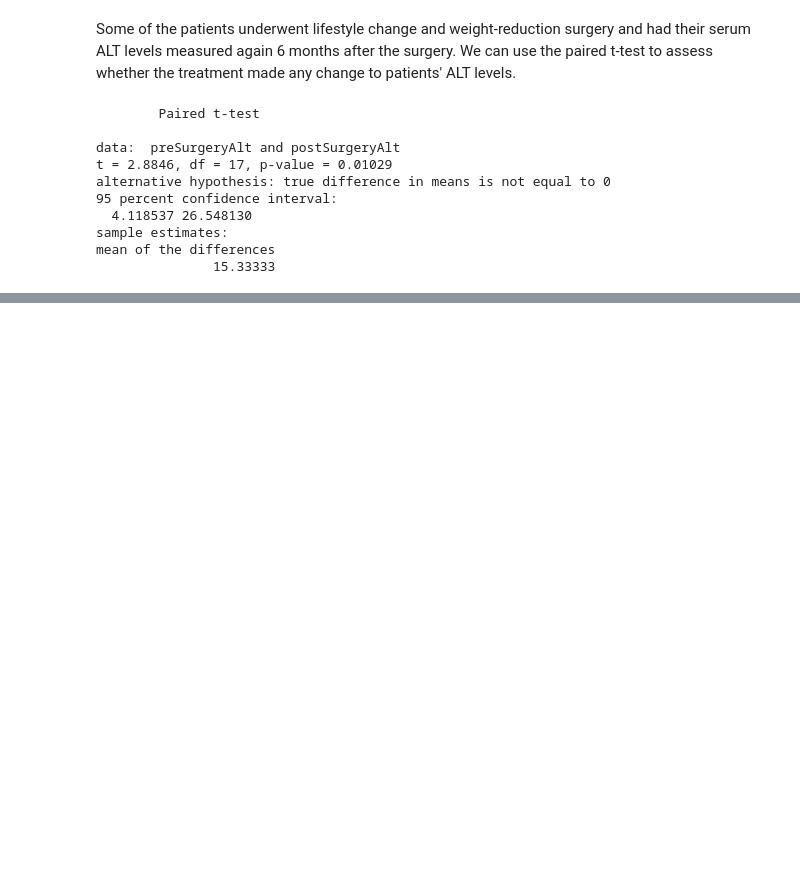
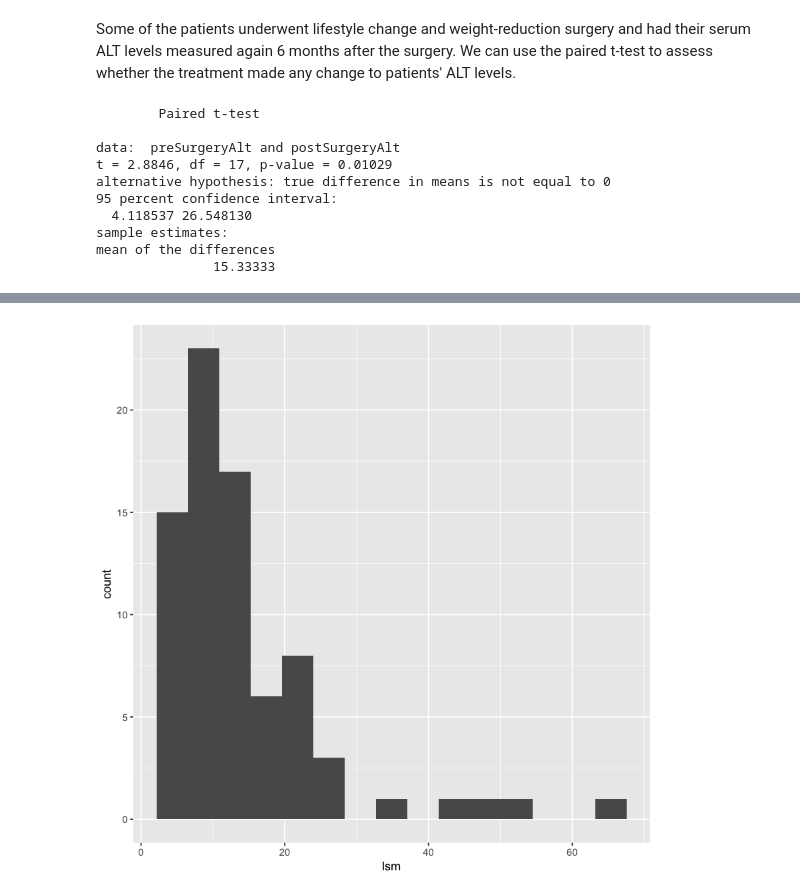
Before and after one commit to m-ferenc/Introduction_to_R_HT2021, a Jupyter notebook: intro_to_R_3.ipynb, the cells around one changed output, grey strips where cells are left out. Drawn from its saved outputs; the diff is of its cells as text; code cells hidden in the pictures; blank space fills up the shorter version.

```diff
--- a/intro_to_R_3.ipynb
+++ b/intro_to_R_3.ipynb
@@ -90,0 +157,5 @@ mean of the differences
+# %%
+library(ggplot2)
+ggplot(nafldDataset, aes(x=lsm)) + geom_histogram(bins=15)
+# %% [output]
+[figure, added]
```
Also changed, not shown: parts of 20 cells of this notebook, 1 other file.
